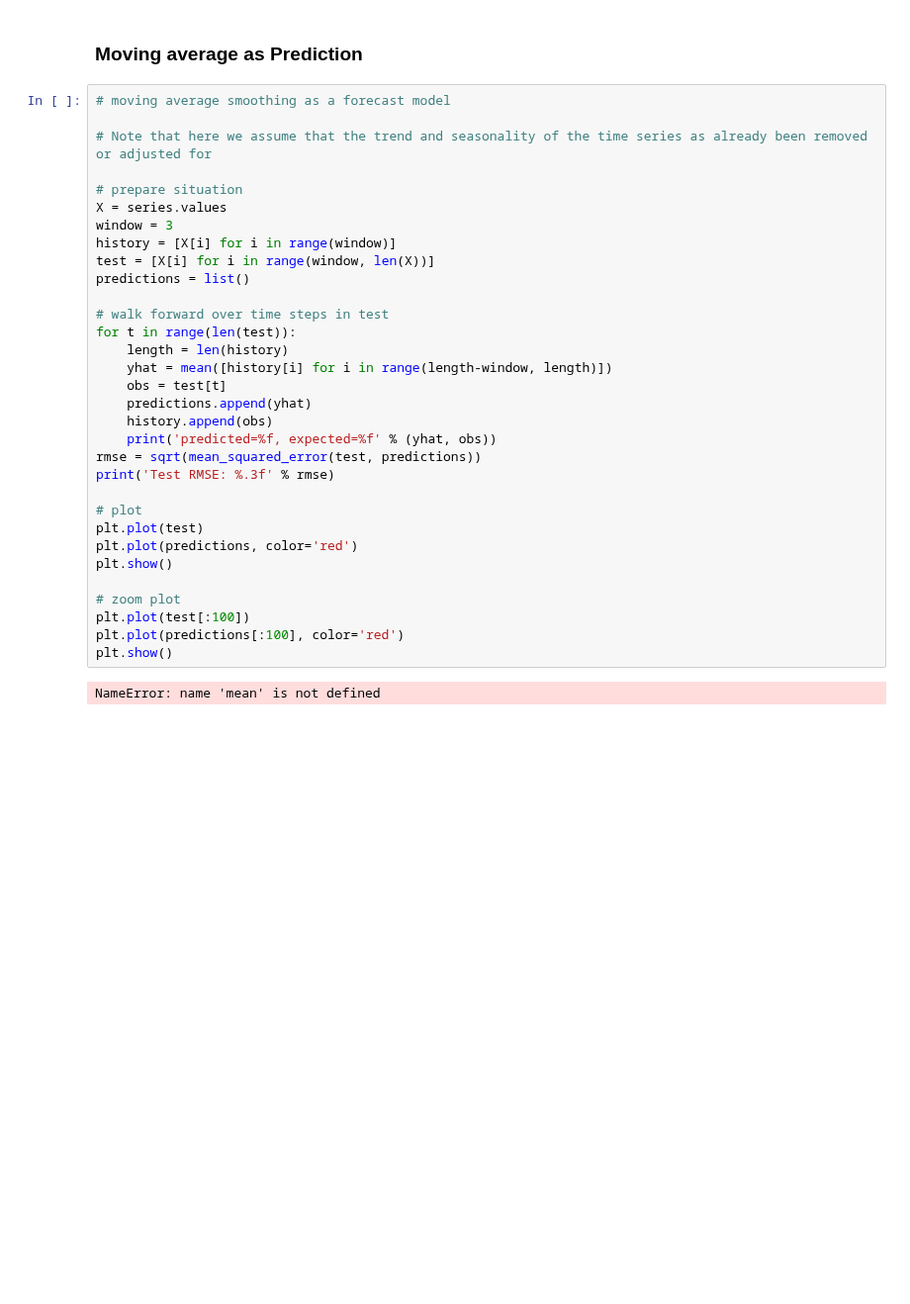
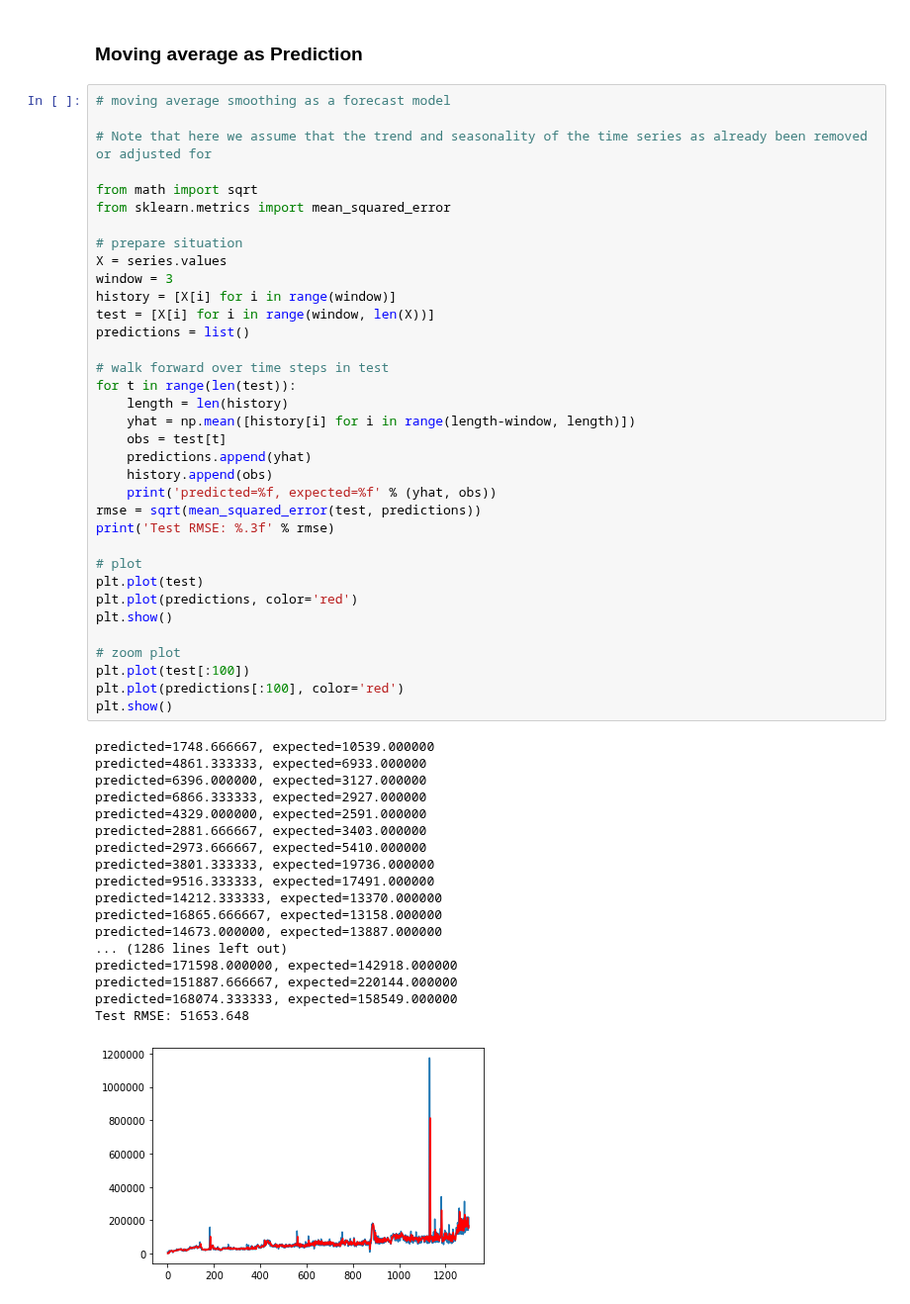
Before and after one commit to ayosamobitade/Time-Series-Analytic-Projects, a Jupyter notebook: forum pageviews/forum pageview.ipynb, the cells around one changed output. Shown at 99% size. Cells and saved outputs as stored; diff of their text form; blank space fills up the shorter version.

```diff
--- a/forum pageviews/forum pageview.ipynb
+++ b/forum pageviews/forum pageview.ipynb
@@ -486,33 +486,53 @@ print(dataframe.head(10))
 # moving average smoothing as a forecast model
 
 # Note that here we assume that the trend and seasonality of the time series as already been removed or adjusted for
+
+from math import sqrt
+from sklearn.metrics import mean_squared_error
 
 # prepare situation
 X = series.values
 window = 3
 history = [X[i] for i in range(window)]
 test = [X[i] for i in range(window, len(X))]
 predictions = list()
 
 # walk forward over time steps in test
 for t in range(len(test)):
     length = len(history)
-    yhat = mean([history[i] for i in range(length-window, length)])
+    yhat = np.mean([history[i] for i in range(length-window, length)])
     obs = test[t]
     predictions.append(yhat)
     history.append(obs)
     print('predicted=%f, expected=%f' % (yhat, obs))
 rmse = sqrt(mean_squared_error(test, predictions))
 print('Test RMSE: %.3f' % rmse)
 
 # plot
 plt.plot(test)
 plt.plot(predictions, color='red')
 plt.show()
 
 # zoom plot
 plt.plot(test[:100])
 plt.plot(predictions[:100], color='red')
 plt.show()
 # %% [output]
-NameError: name 'mean' is not defined
+predicted=1748.666667, expected=10539.000000
+predicted=4861.333333, expected=6933.000000
+predicted=6396.000000, expected=3127.000000
+predicted=6866.333333, expected=2927.000000
+predicted=4329.000000, expected=2591.000000
+predicted=2881.666667, expected=3403.000000
+predicted=2973.666667, expected=5410.000000
+predicted=3801.333333, expected=19736.000000
+predicted=9516.333333, expected=17491.000000
+predicted=14212.333333, expected=13370.000000
+predicted=16865.666667, expected=13158.000000
+predicted=14673.000000, expected=13887.000000
+... (1286 lines left out)
+predicted=171598.000000, expected=142918.000000
+predicted=151887.666667, expected=220144.000000
+predicted=168074.333333, expected=158549.000000
+Test RMSE: 51653.648
+[figure, added]
```
Also changed, not shown: parts of 1 cell of this notebook.
